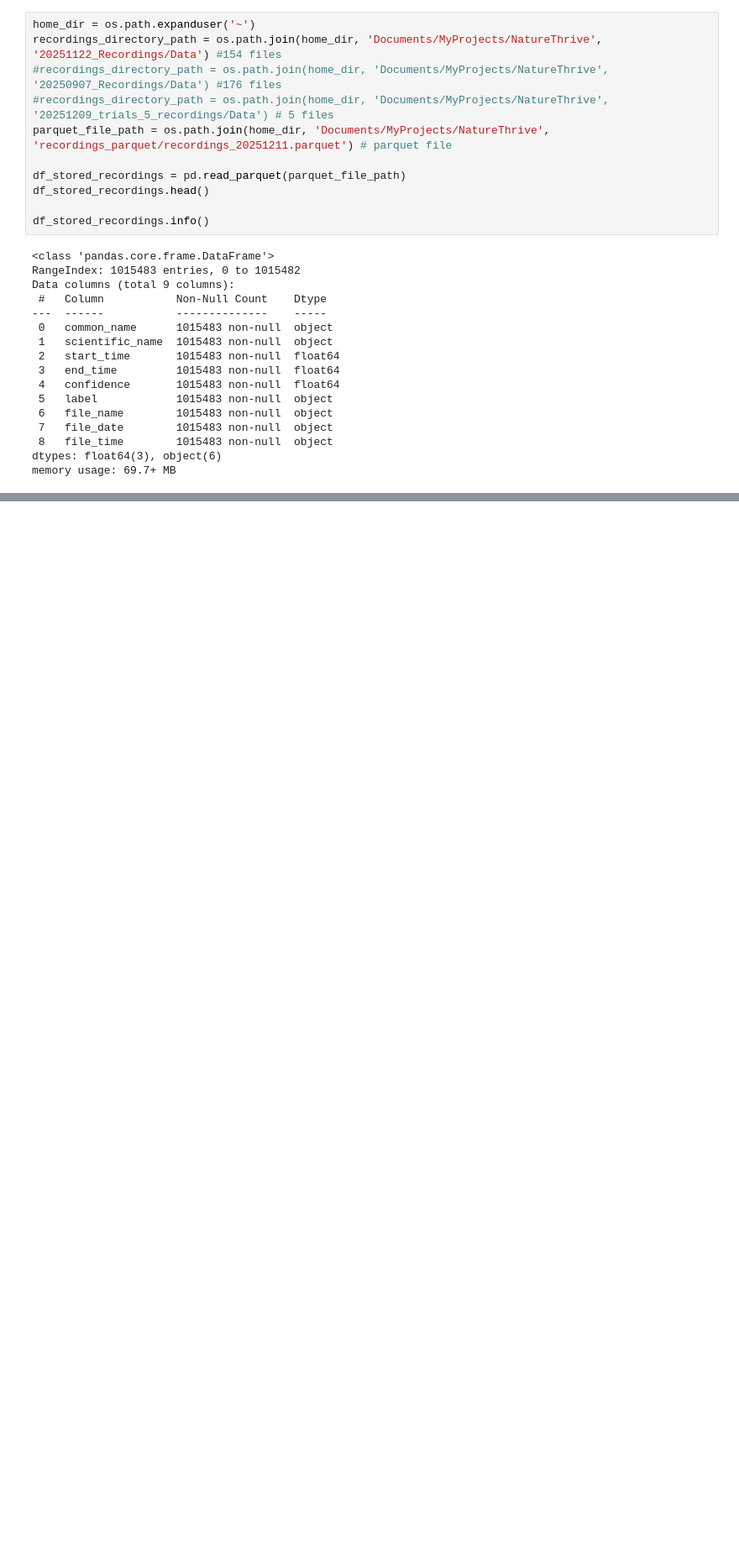
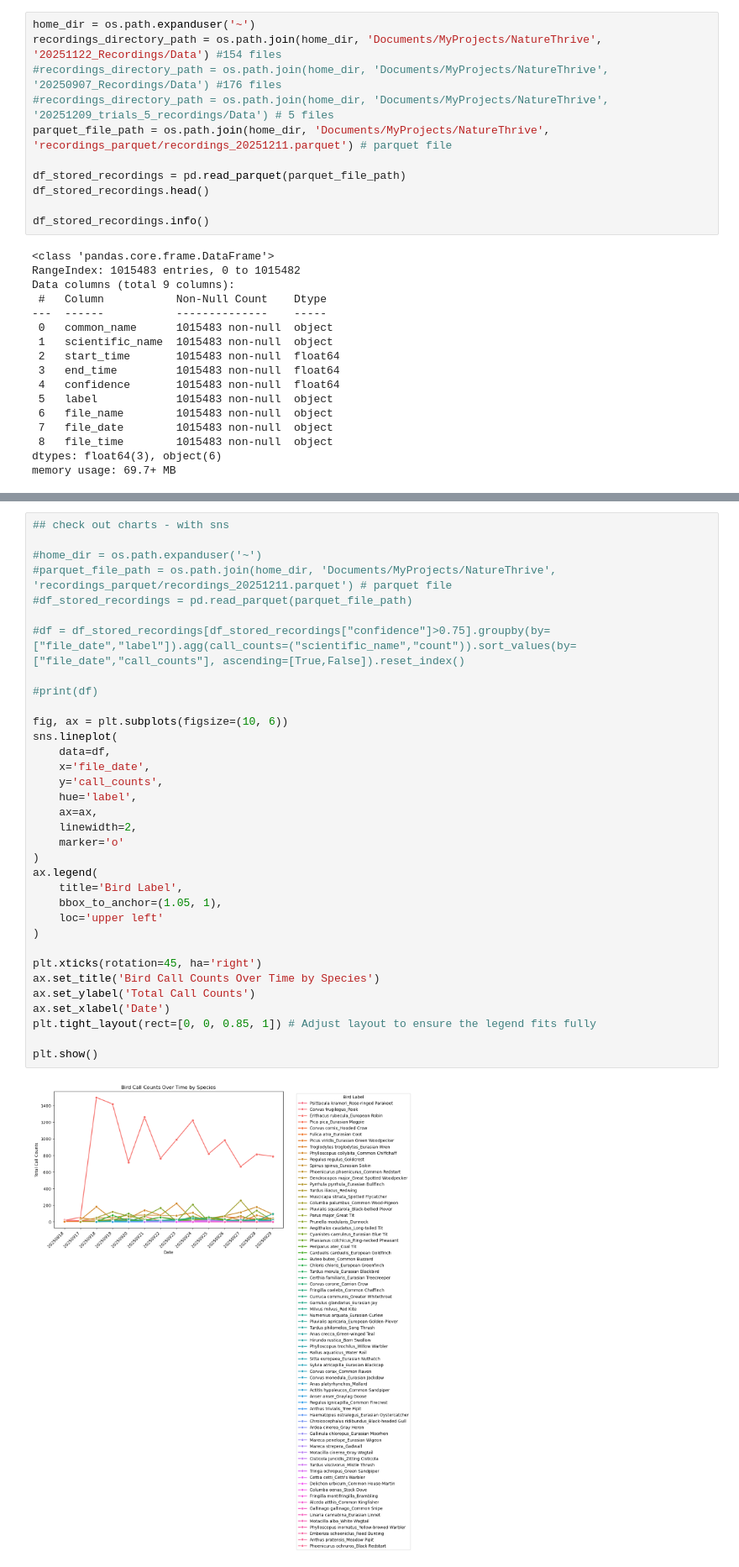
Before and after one commit to Cawarnold/bio-acoustic-monitor, a Jupyter notebook: nt-bird-detect/nt-bird-detect-20251205.ipynb, the cells around one changed output, grey strips where cells are left out. Shown: that part at 84% size. Cells and saved outputs as stored; diff of their text form; blank space fills up the shorter version.

```diff
--- a/nt-bird-detect/nt-bird-detect-20251205.ipynb
+++ b/nt-bird-detect/nt-bird-detect-20251205.ipynb
@@ -188,0 +207,36 @@ df.to_csv(csv_file_path, index=False)
+# %%
+## check out charts - with sns
+
+#home_dir = os.path.expanduser('~')
+#parquet_file_path = os.path.join(home_dir, 'Documents/MyProjects/NatureThrive', 'recordings_parquet/recordings_20251211.parquet') # parquet file
+#df_stored_recordings = pd.read_parquet(parquet_file_path)
+
+#df = df_stored_recordings[df_stored_recordings["confidence"]>0.75].groupby(by=["file_date","label"]).agg(call_counts=("scientific_name","count")).sort_values(by=["file_date","call_counts"], ascending=[True,False]).reset_index()
+
+#print(df)
+
+fig, ax = plt.subplots(figsize=(10, 6))
+sns.lineplot(
+    data=df,
+    x='file_date',
+    y='call_counts',
+    hue='label',
+    ax=ax,
+    linewidth=2,
+    marker='o'
+)
+ax.legend(
+    title='Bird Label',
+    bbox_to_anchor=(1.05, 1),
+    loc='upper left'
+)
+
+plt.xticks(rotation=45, ha='right')
+ax.set_title('Bird Call Counts Over Time by Species')
+ax.set_ylabel('Total Call Counts')
+ax.set_xlabel('Date')
+plt.tight_layout(rect=[0, 0, 0.85, 1]) # Adjust layout to ensure the legend fits fully
+
+plt.show()
+# %% [output]
+[figure, added]
```
Also changed, not shown: parts of 4 cells of this notebook.
